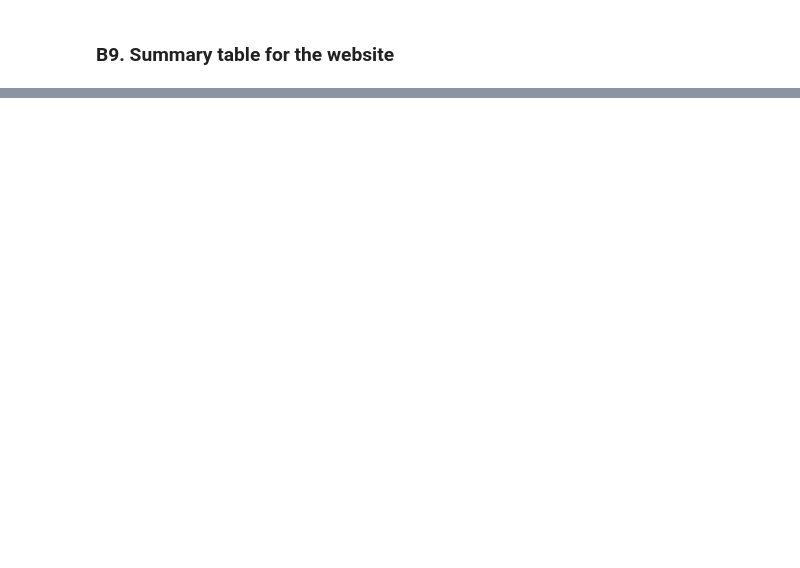
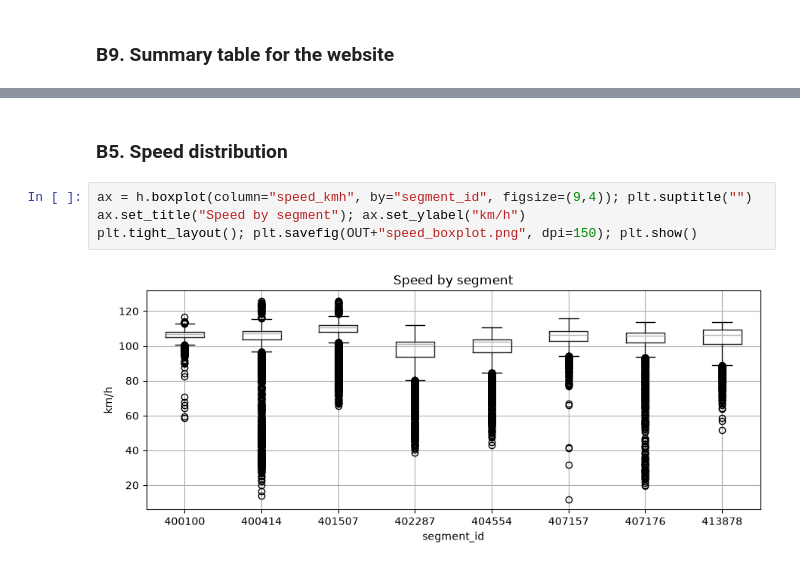
Before and after one commit to Shrey0407/Traffic-flow-prediction, a Jupyter notebook: notebooks/01_data_understanding.ipynb, the cells around one changed output, grey strips where cells are left out. Cells and saved outputs as stored; diff of their text form; blank space fills up the shorter version.

```diff
--- a/notebooks/01_data_understanding.ipynb
+++ b/notebooks/01_data_understanding.ipynb
@@ -352,0 +503,8 @@ summary
+# %% [markdown]
+### B5. Speed distribution
+# %%
+ax = h.boxplot(column="speed_kmh", by="segment_id", figsize=(9,4)); plt.suptitle("")
+ax.set_title("Speed by segment"); ax.set_ylabel("km/h")
+plt.tight_layout(); plt.savefig(OUT+"speed_boxplot.png", dpi=150); plt.show()
+# %% [output]
+[figure, added]
```
Also changed, not shown: parts of 33 cells of this notebook, 29 other files.
